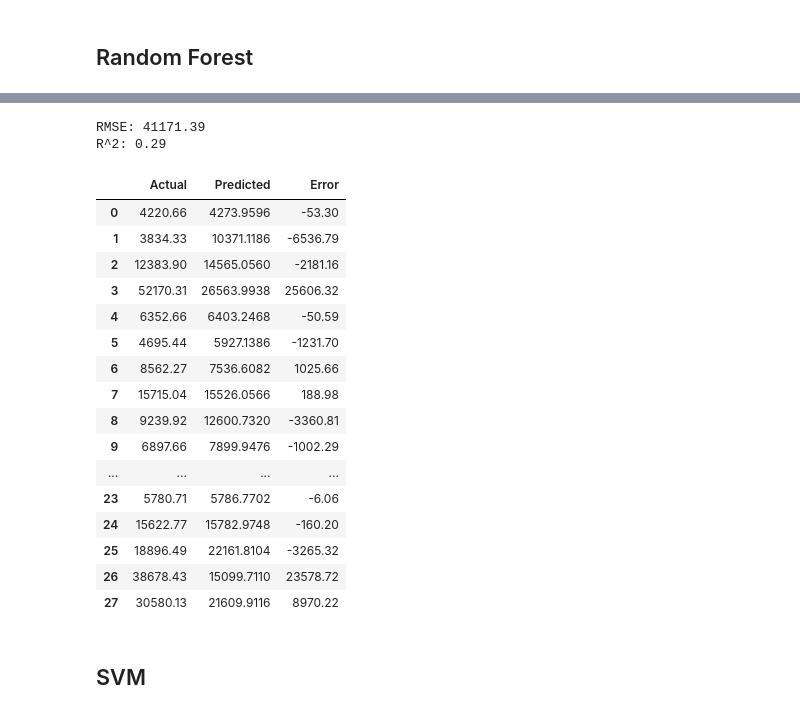
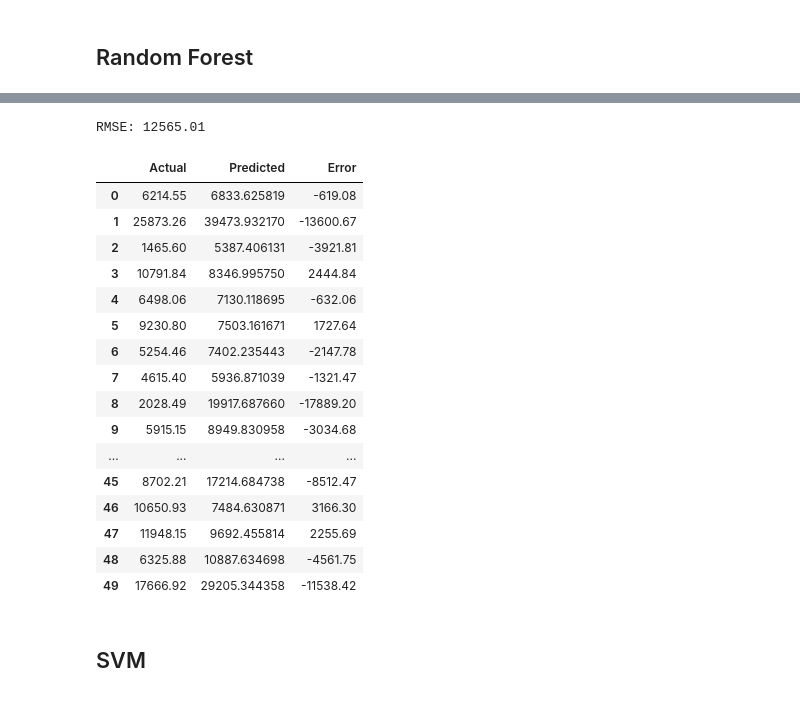
Before and after one commit to joaopaivaa/Cask-Worth, a Jupyter notebook: model.ipynb, the cells around one changed output, grey strips where cells are left out. Drawn from its saved outputs; the diff is of its cells as text; code cells hidden in the pictures.

```diff
--- a/model.ipynb
+++ b/model.ipynb
@@ -370,10 +346,7 @@ pred_vs_test['Error'] = round(pred_vs_test['Actual'] - pred_vs_test['Predicted']
 rmse = np.sqrt(np.mean(pred_vs_test['Error']**2))
 print(f"RMSE: {rmse:.2f}")
 
-r2 = r2_score(y_test, y_pred)
-print(f'R^2: {r2:.2f}')
-
-models_metrics['Linear Regression'] = {'RMSE': rmse, 'R^2': r2}
+models_metrics['Linear Regression'] = {'RMSE': rmse}
 
 pred_vs_test
 # %% [output]
@@ -452,36 +425,32 @@ Traceback (most recent call last):
 # %%
 pred_vs_test = pd.DataFrame({'Actual': y_test.values, 'Predicted': y_pred})
 pred_vs_test['Error'] = round(pred_vs_test['Actual'] - pred_vs_test['Predicted'], 2)
 
 rmse = np.sqrt(np.mean(pred_vs_test['Error']**2))
 print(f"RMSE: {rmse:.2f}")
 
-r2 = r2_score(y_test, y_pred)
-print(f'R^2: {r2:.2f}')
-
-models_metrics['Linear Regression'] = {'RMSE': rmse, 'R^2': r2}
+models_metrics['Random Forest'] = {'RMSE': rmse}
 
 pred_vs_test
 # %% [output]
-RMSE: 41171.39
-R^2: 0.29
+RMSE: 12565.01
 |  | Actual | Predicted | Error |
-| 0 | 4220.66 | 4273.9596 | -53.30 |
-| 1 | 3834.33 | 10371.1186 | -6536.79 |
-| 2 | 12383.90 | 14565.0560 | -2181.16 |
-| 3 | 52170.31 | 26563.9938 | 25606.32 |
-| 4 | 6352.66 | 6403.2468 | -50.59 |
-| 5 | 4695.44 | 5927.1386 | -1231.70 |
-| 6 | 8562.27 | 7536.6082 | 1025.66 |
-| 7 | 15715.04 | 15526.0566 | 188.98 |
-| 8 | 9239.92 | 12600.7320 | -3360.81 |
-| 9 | 6897.66 | 7899.9476 | -1002.29 |
+| 0 | 6214.55 | 6833.625819 | -619.08 |
+| 1 | 25873.26 | 39473.932170 | -13600.67 |
+| 2 | 1465.60 | 5387.406131 | -3921.81 |
+| 3 | 10791.84 | 8346.995750 | 2444.84 |
+| 4 | 6498.06 | 7130.118695 | -632.06 |
+| 5 | 9230.80 | 7503.161671 | 1727.64 |
+| 6 | 5254.46 | 7402.235443 | -2147.78 |
+| 7 | 4615.40 | 5936.871039 | -1321.47 |
+| 8 | 2028.49 | 19917.687660 | -17889.20 |
+| 9 | 5915.15 | 8949.830958 | -3034.68 |
 | ... | ... | ... | ... |
-| 23 | 5780.71 | 5786.7702 | -6.06 |
-| 24 | 15622.77 | 15782.9748 | -160.20 |
-| 25 | 18896.49 | 22161.8104 | -3265.32 |
-| 26 | 38678.43 | 15099.7110 | 23578.72 |
-| 27 | 30580.13 | 21609.9116 | 8970.22 |
+| 45 | 8702.21 | 17214.684738 | -8512.47 |
+| 46 | 10650.93 | 7484.630871 | 3166.30 |
+| 47 | 11948.15 | 9692.455814 | 2255.69 |
+| 48 | 6325.88 | 10887.634698 | -4561.75 |
+| 49 | 17666.92 | 29205.344358 | -11538.42 |
 # %% [markdown]
 ## SVM
 # %%
```
Also changed, not shown: parts of 21 cells of this notebook, 1 other file.
